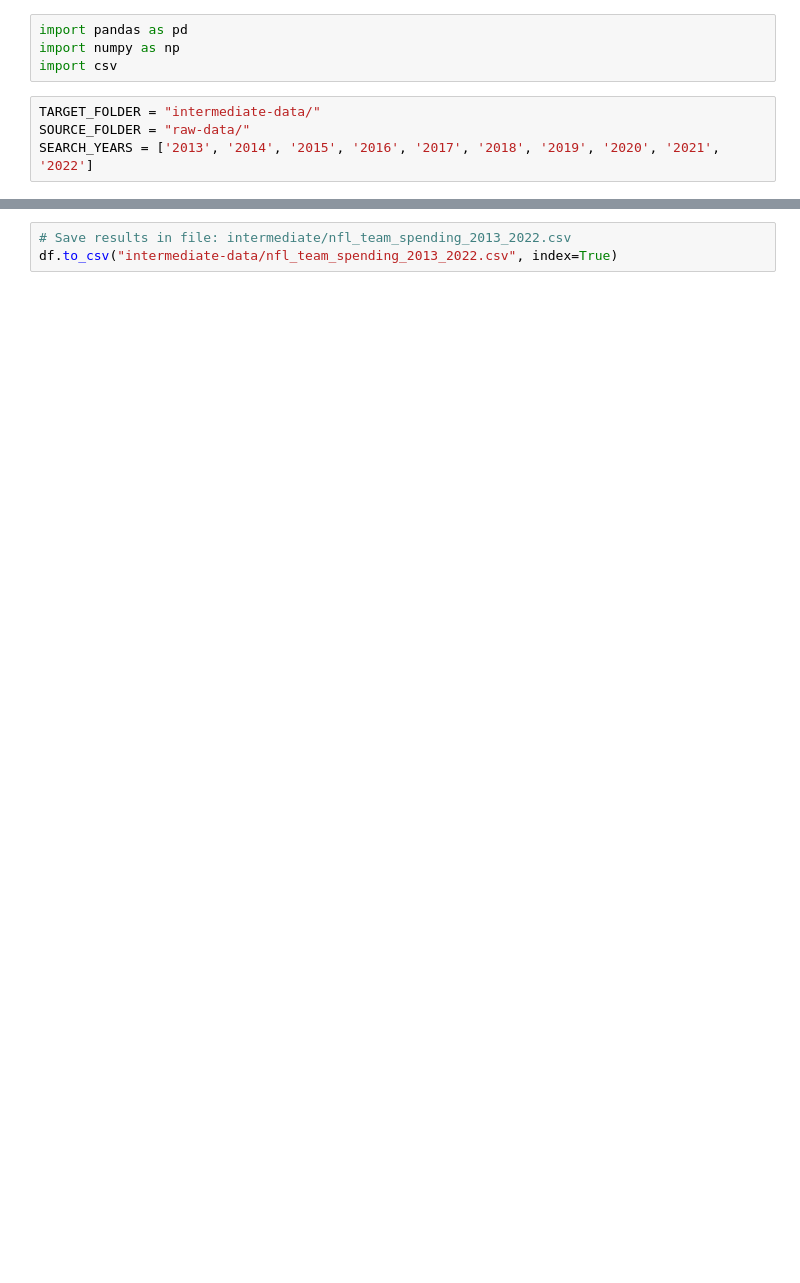
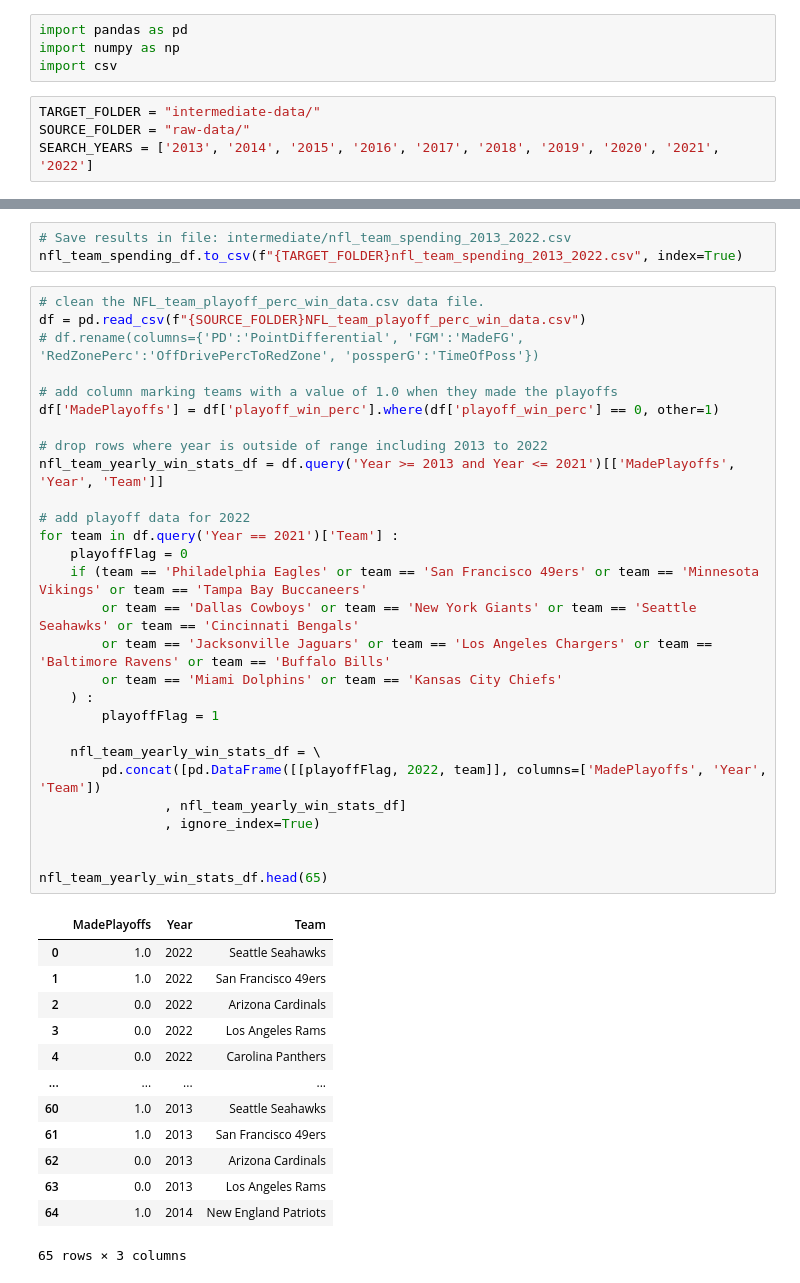
Before and after one commit to codemonkey1101/ucb-mlai-capstone, a Jupyter notebook: build_target_dataset.ipynb, the cells around one changed output, grey strips where cells are left out. Drawn from its saved outputs; the diff is of its cells as text; blank space fills up the shorter version.

```diff
--- a/build_target_dataset.ipynb
+++ b/build_target_dataset.ipynb
@@ -153,4 +153,46 @@ dtypes: int32(12), object(2)
 memory usage: 20.1+ KB
 # %%
 # Save results in file: intermediate/nfl_team_spending_2013_2022.csv
-df.to_csv("intermediate-data/nfl_team_spending_2013_2022.csv", index=True)
+nfl_team_spending_df.to_csv(f"{TARGET_FOLDER}nfl_team_spending_2013_2022.csv", index=True)
+# %%
+# clean the NFL_team_playoff_perc_win_data.csv data file.
+df = pd.read_csv(f"{SOURCE_FOLDER}NFL_team_playoff_perc_win_data.csv")
+# df.rename(columns={'PD':'PointDifferential', 'FGM':'MadeFG', 'RedZonePerc':'OffDrivePercToRedZone', 'possperG':'TimeOfPoss'})
+
+# add column marking teams with a value of 1.0 when they made the playoffs
+df['MadePlayoffs'] = df['playoff_win_perc'].where(df['playoff_win_perc'] == 0, other=1)
+
+# drop rows where year is outside of range including 2013 to 2022
+nfl_team_yearly_win_stats_df = df.query('Year >= 2013 and Year <= 2021')[['MadePlayoffs', 'Year', 'Team']]
+
+# add playoff data for 2022
+for team in df.query('Year == 2021')['Team'] :
+    playoffFlag = 0
+    if (team == 'Philadelphia Eagles' or team == 'San Francisco 49ers' or team == 'Minnesota Vikings' or team == 'Tampa Bay Buccaneers'
+        or team == 'Dallas Cowboys' or team == 'New York Giants' or team == 'Seattle Seahawks' or team == 'Cincinnati Bengals'
+        or team == 'Jacksonville Jaguars' or team == 'Los Angeles Chargers' or team == 'Baltimore Ravens' or team == 'Buffalo Bills'
+        or team == 'Miami Dolphins' or team == 'Kansas City Chiefs'
+    ) :
+        playoffFlag = 1
+
+    nfl_team_yearly_win_stats_df = \
+        pd.concat([pd.DataFrame([[playoffFlag, 2022, team]], columns=['MadePlayoffs', 'Year', 'Team'])
+                , nfl_team_yearly_win_stats_df]
+                , ignore_index=True)
+
+
+nfl_team_yearly_win_stats_df.head(65)
+# %% [output]
+|  | MadePlayoffs | Year | Team |
+| 0 | 1.0 | 2022 | Seattle Seahawks |
+| 1 | 1.0 | 2022 | San Francisco 49ers |
+| 2 | 0.0 | 2022 | Arizona Cardinals |
+| 3 | 0.0 | 2022 | Los Angeles Rams |
+| 4 | 0.0 | 2022 | Carolina Panthers |
+| ... | ... | ... | ... |
+| 60 | 1.0 | 2013 | Seattle Seahawks |
+| 61 | 1.0 | 2013 | San Francisco 49ers |
+| 62 | 0.0 | 2013 | Arizona Cardinals |
+| 63 | 0.0 | 2013 | Los Angeles Rams |
+| 64 | 1.0 | 2014 | New England Patriots |
+65 rows × 3 columns
```
Also changed, not shown: parts of 11 cells of this notebook, 4 other files.
